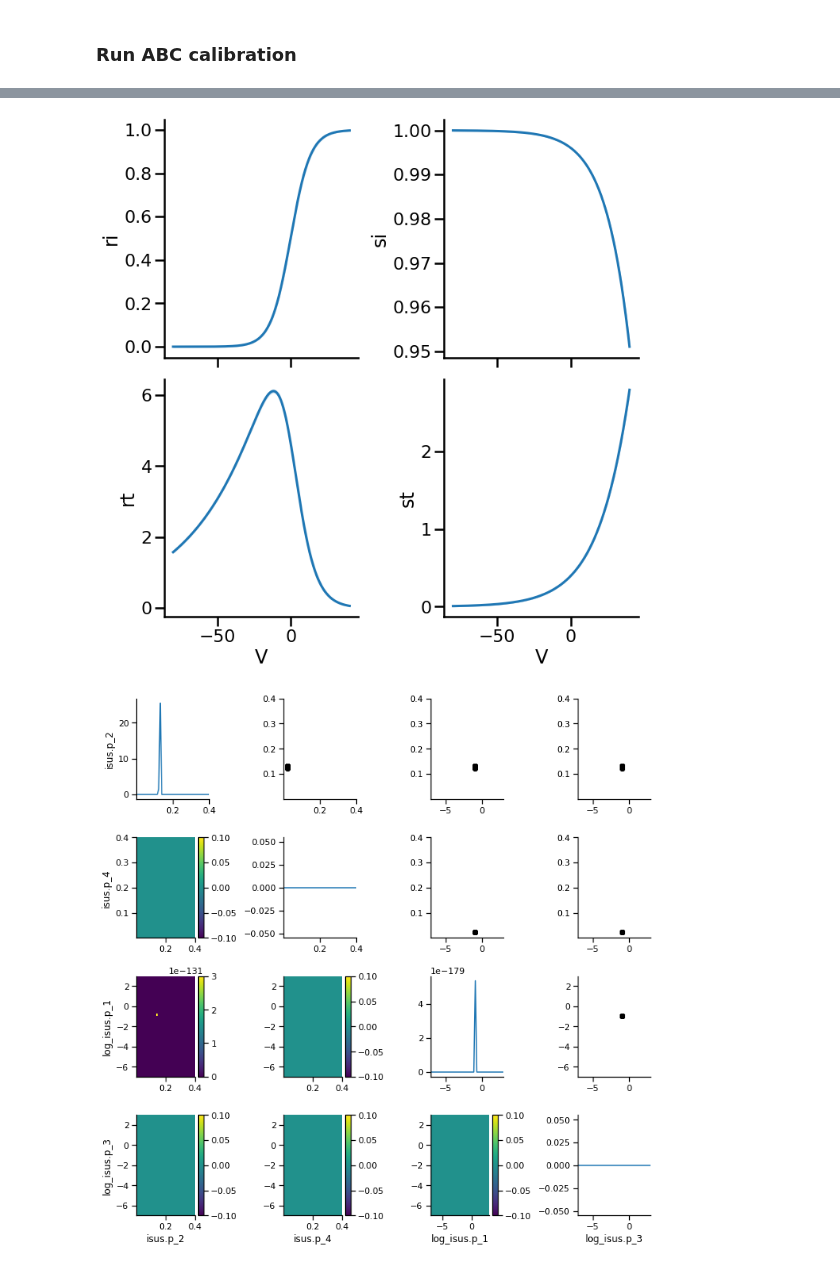
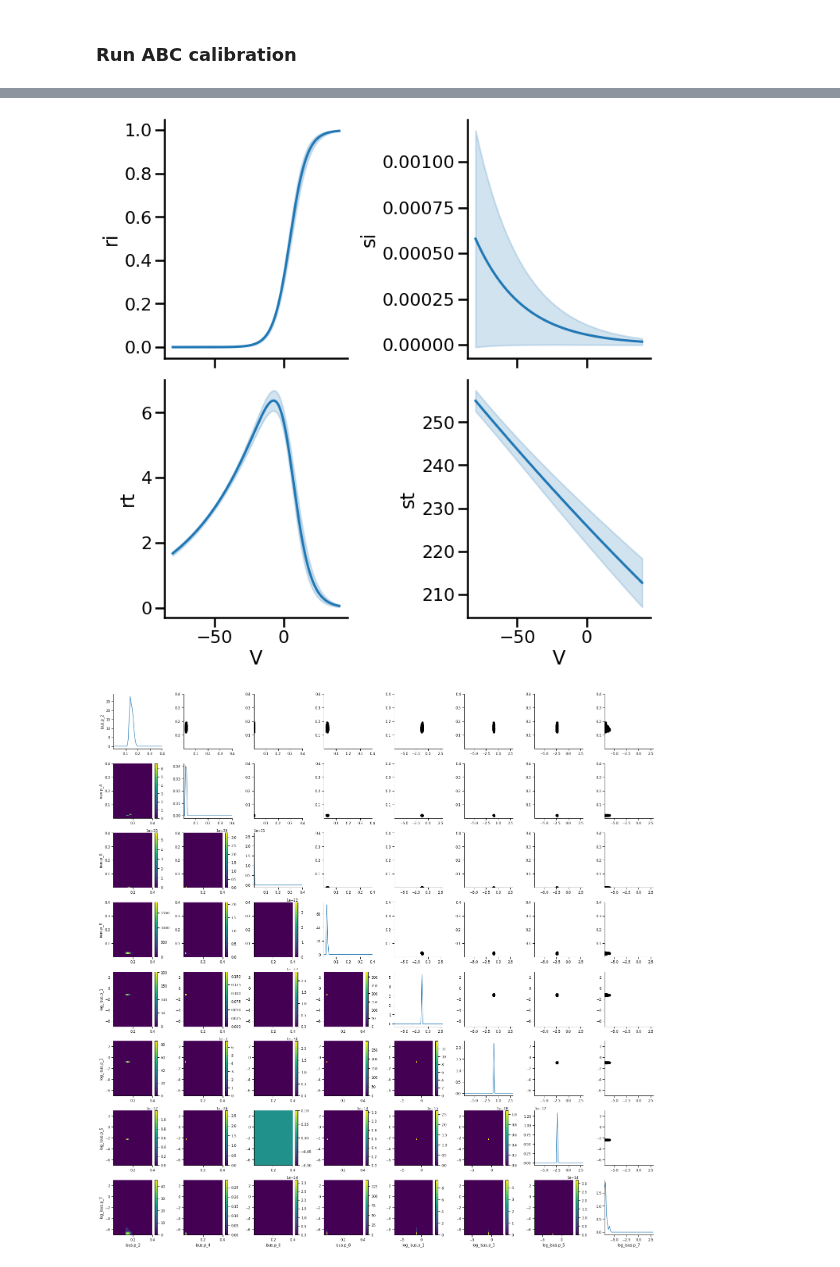
Before and after one commit to charleshouston/ion-channel-ABC, a Jupyter notebook: docs/examples/human-atrial/standardised_isus.ipynb, the cells around one changed output, grey strips where cells are left out. Cells and saved outputs as stored; diff of their text form; code cells hidden in the pictures.

Commit message:
Cleaning up calibration notebooks

```diff
--- a/docs/examples/human-atrial/standardised_isus.ipynb
+++ b/docs/examples/human-atrial/standardised_isus.ipynb
@@ -69,10 +88,10 @@ g = plot_sim_results(modelfile,
 limits = {'log_isus.p_1': (-7, 3),
           'isus.p_2': (1e-7, 0.4),
           'log_isus.p_3': (-7, 3),
-          'isus.p_4': (1e-7, 0.4)}
-          #'log_isus.p_5': (-7, 3),
-          #'isus.p_6': (1e-7, 0.4),
-          #'log_isus.p_7': (-9, 1),
-          #'isus.p_8': (1e-7, 0.4)}
+          'isus.p_4': (1e-7, 0.4),
+          'log_isus.p_5': (-7, 3),
+          'isus.p_6': (1e-7, 0.4),
+          'log_isus.p_7': (-7, 3),
+          'isus.p_8': (1e-7, 0.4)}
 prior = Distribution(**{key: RV("uniform", a, b - a)
                         for key, (a,b) in limits.items()})
@@ -144,3 +148,5 @@ history = History(db_path)
+# %%
+history = History('sqlite:///results/standardised/isus/standardised_isus.db')
 # %%
 df, w = history.get_distribution(m=0)
 # %%
@@ -174,9 +190,10 @@ sns.set_context('poster')
 mpl.rcParams['font.size'] = 14
 mpl.rcParams['legend.fontsize'] = 14
 
-f, ax = plot_variables(V, sta_vars,
+f, ax = plot_variables(V, sta_par_map,
                        modelfile,
-                       [sta_pars],
+                       [sta_par_samples],
                        figshape=(2,2))
+plt.tight_layout()
 # %% [output]
-[figure, old version]
+[figure, new version]
@@ -202,5 +202,6 @@ for name in limits.keys():
 # %%
-sns.set_context('notebook')
+sns.set_context('paper')
 g = plot_kde_matrix_custom(df, w, limits=limits)
+plt.tight_layout()
 # %% [output]
-[figure, old version]
+[figure, new version]
```
Also changed, not shown: parts of 74 cells of this notebook, 13 other files.
